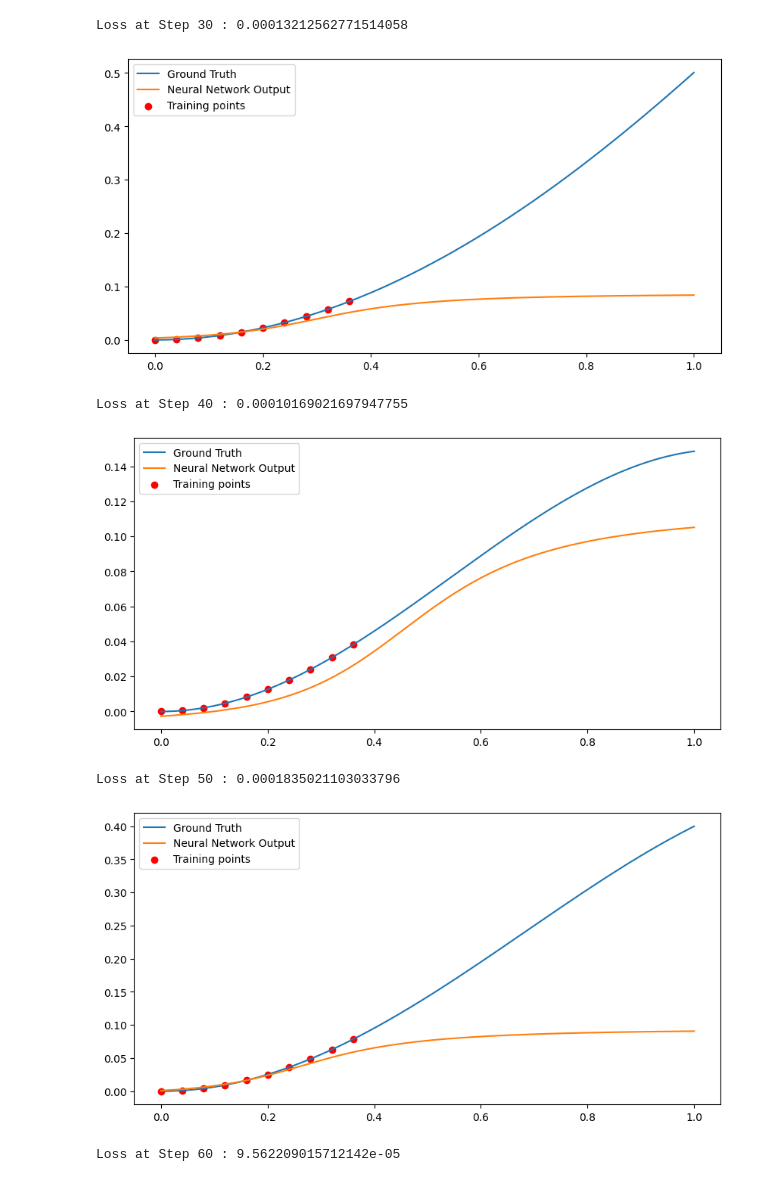
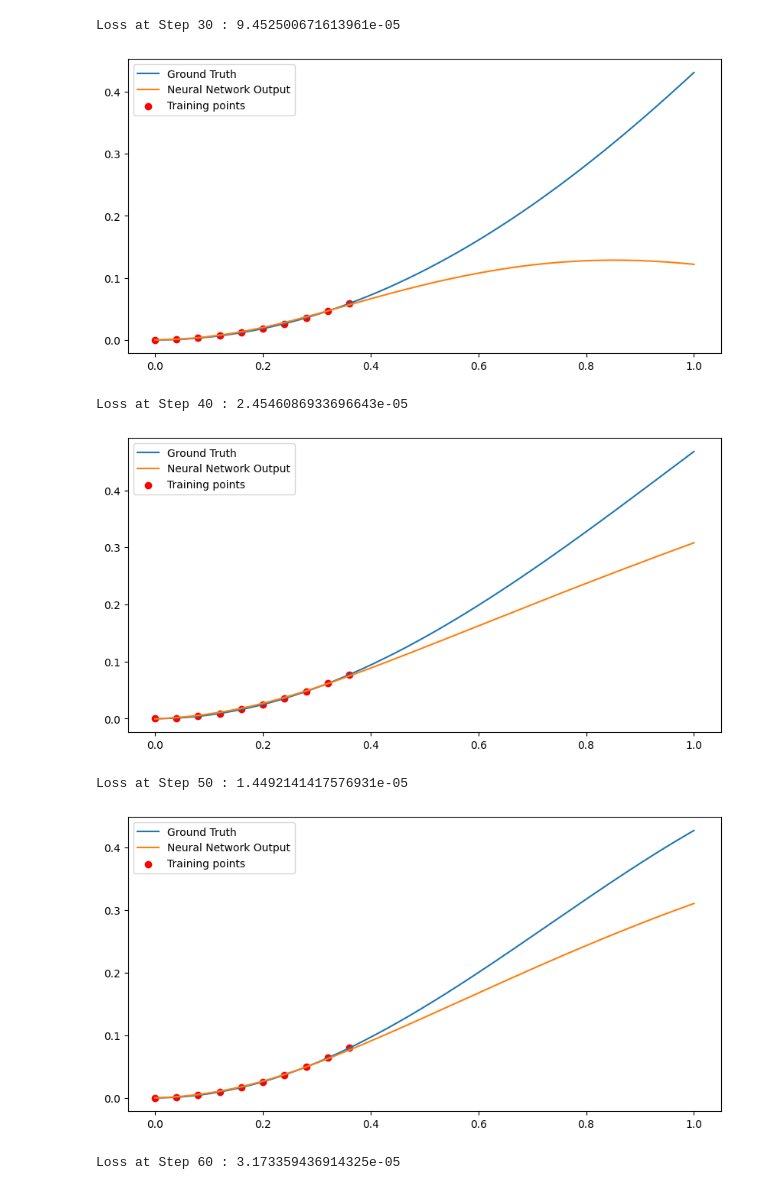
Before and after one commit to leo-sudo96/pinnthesis, a Jupyter notebook: src/parametric_pinn_working.ipynb, the cells around one changed output. Drawn from its saved outputs; the diff is of its cells as text; code cells hidden in the pictures.

```diff
--- a/src/parametric_pinn_working.ipynb
+++ b/src/parametric_pinn_working.ipynb
@@ -91,7 +91,7 @@ class AdaptedFCN(nn.Module):
 x = torch.linspace(0, 1, 500).view(-1,1)
 # Set up the physics loss training locations
 x_physics = torch.linspace(0, 1, 30).view(-1, 1).requires_grad_(True)
-num_batches =32
+num_batches =10000
 # Set up the random seed and initialize the model and optimizer
 torch.manual_seed(123)
 model = AdaptedFCN(1,5,64,16)
@@ -158,7 +158,7 @@ Loss at Step 20 : 0.00012250443978700787
-Loss at Step 30 : 0.00013212562771514058
+Loss at Step 30 : 9.452500671613961e-05
-[figure, old version]
+[figure, new version]
-Loss at Step 40 : 0.00010169021697947755
+Loss at Step 40 : 2.4546086933696643e-05
-[figure, old version]
+[figure, new version]
-Loss at Step 50 : 0.0001835021103033796
+Loss at Step 50 : 1.4492141417576931e-05
-[figure, old version]
+[figure, new version]
-Loss at Step 60 : 9.562209015712142e-05
+Loss at Step 60 : 3.173359436914325e-05
```
Also changed, not shown: parts of 1 cell of this notebook, 4 other files.
